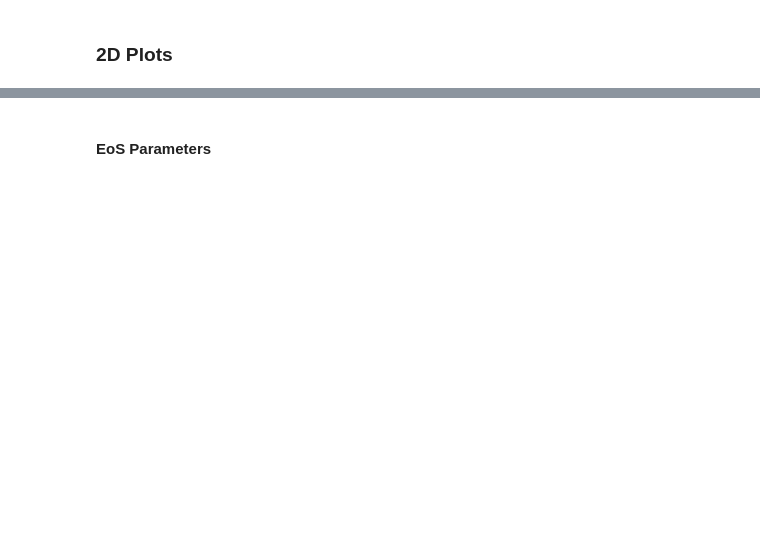
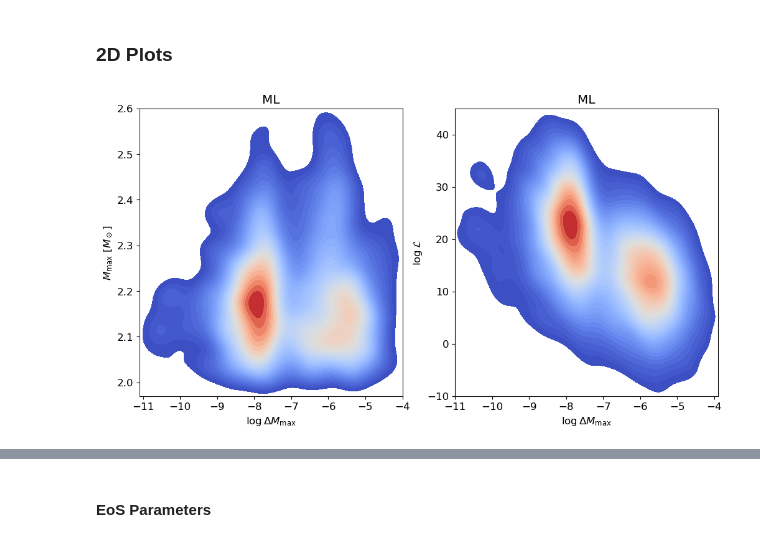
Before and after one commit to awsteiner/bamr, a Jupyter notebook: out/bamr_plots.ipynb, the cells around one changed output, grey strips where cells are left out. Cells and saved outputs as stored; diff of their text form; code cells hidden in the pictures; blank space fills up the shorter version.

```diff
--- a/out/bamr_plots.ipynb
+++ b/out/bamr_plots.ipynb
@@ -511,2 +494,22 @@ for i in range(2):
 # %% [markdown]
 ### 2D Plots
+# %%
+fix, ax = plt.subplots(1, 2, figsize=(12,6))
+log_dm_ml = np.log((dpdm_ml/(csq3_ml*1.01-csq3_ml))**(-1))
+log_dm_nl = np.log((dpdm_nl/(csq3_nl*1.01-csq3_nl))**(-1))
+sns.kdeplot(x=log_dm_ml, y=mmax_ml,    ax=ax[0], cmap='coolwarm', fill=True, levels=40)
+sns.kdeplot(x=log_dm_ml, y=log_wgt_ml, ax=ax[1], cmap='coolwarm', fill=True, levels=40)
+ax[0].set_xlabel('$\log \Delta M_\mathrm{max}$')
+ax[0].set_ylabel('$M_\mathrm{max}~[M_\odot]$')
+ax[1].set_xlabel('$\log \Delta M_\mathrm{max}$')
+ax[1].set_ylabel('$\log \mathcal{L}$')
+for i in range(2):
+    ax[i].set_title('ML')
+ax[0].set_xlim(-11.1, -4.0)
+ax[0].set_ylim(1.97, 2.6)
+ax[1].set_xlim(-11.0, -3.9)
+ax[1].set_ylim(-10.0, 45.0)
+fig.savefig('figs/dm_ml.png', format='png', dpi=600, bbox_inches='tight')
+plt.show()
+# %% [output]
+[figure, added]
```
Also changed, not shown: parts of 41 cells of this notebook, 4 other files.
